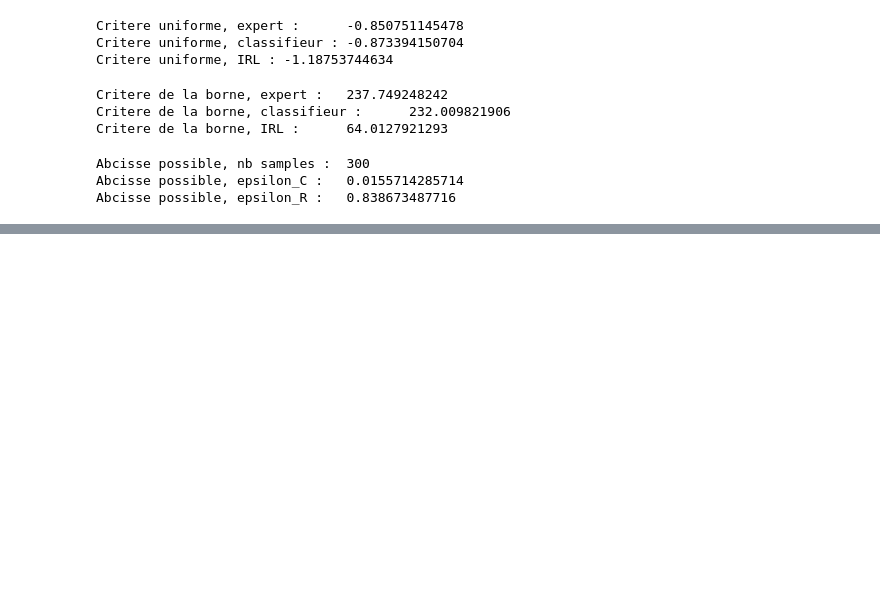
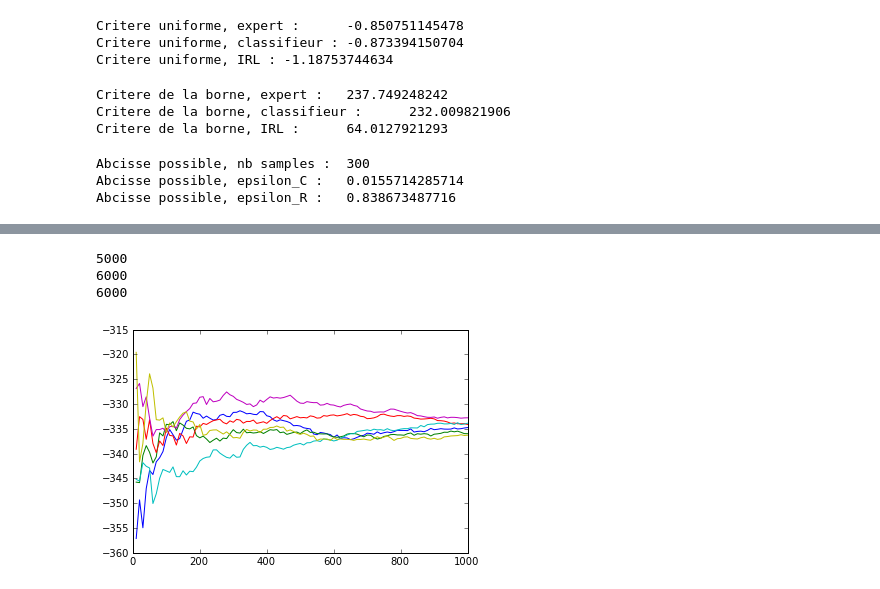
Before and after one commit to edouardklein/RL-and-IRL, a Jupyter notebook: Exp1.ipynb, the cells around one changed output, grey strips where cells are left out. Saved outputs shown, nothing was run; the diff lists cells and outputs as text; code cells hidden in the pictures; blank space fills up the shorter version.

```diff
--- a/Exp1.ipynb
+++ b/Exp1.ipynb
@@ -517,0 +534,27 @@ Abcisse possible, epsilon_R :   0.838673487716
+# %%
+#Critère de l'IRL
+#TRAJ_BAG_EXPERT_RHO=[inverted_pendulum_trace(policy, run_length=70, initial_state=lambda:rho_E.sample().reshape((2,))) for i in range(0,1000)]
+print len(TRAJ_BAG_EXPERT_RHO)
+TRAJ_BAG_EXPERT_RHO.extend([inverted_pendulum_trace(policy, run_length=70, initial_state=lambda:rho_E.sample().reshape((2,))) for i in range(0,1000)])
+print len(TRAJ_BAG_EXPERT_RHO)
+#rewards = [vCSI_reward(t[:,:5]) for t in TRAJ_BAG_EXPERT_RHO]
+rewards.extend([vCSI_reward(t[:,:5]) for t in TRAJ_BAG_EXPERT_RHO[-1000:]])
+print len(rewards)
+for i in range(0,6):
+    X=map(int,linspace(10,1000,100))
+    Y=[mean([sum(r*GAMMAS) for r in  _r]) for _r in [rewards[i*1000:x+i*1000] for x in X]]
+    plot(X,Y)
+
+#trajs_IRL = [inverted_pendulum_trace(policy_CSI, run_length=70, initial_state=lambda:rho_E.sample().reshape((2,))) for i in range(0,100)]
+#rewards_IRL = [vCSI_reward(t[:,:5]) for t in trajs_IRL]
+#value_IRL = mean([sum(r*GAMMAS) for r in rewards_IRL]) #V^*_{\hat R_C}
+#def IRL_performance(policy):
+#    trajs = [inverted_pendulum_trace(policy, run_length=70) for i in range(0,100)]
+#    rewards = [vCSI_reward(t[:,:5]) for t in trajs]
+#    value = mean([sum(r*GAMMAS) for r in rewards])
+#    return value_IRL-value
+# %% [output]
+5000
+6000
+6000
+[figure, added]
```
Also changed, not shown: parts of 1 cell of this notebook, 1 other file.
